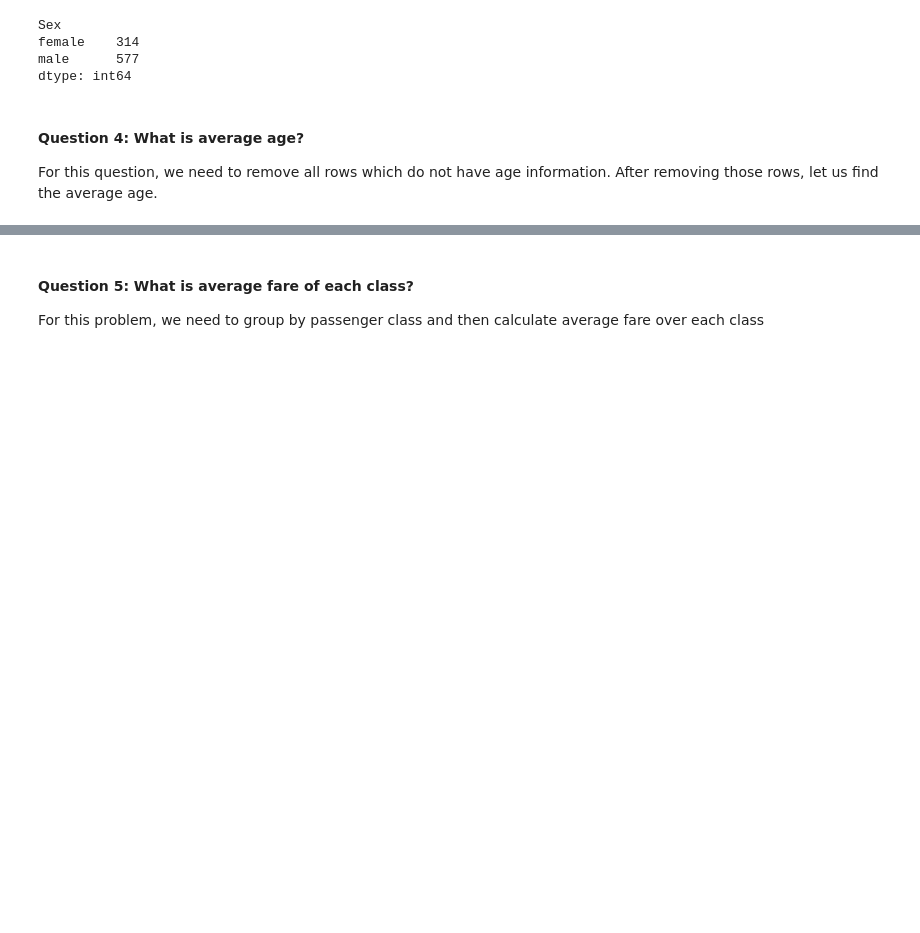
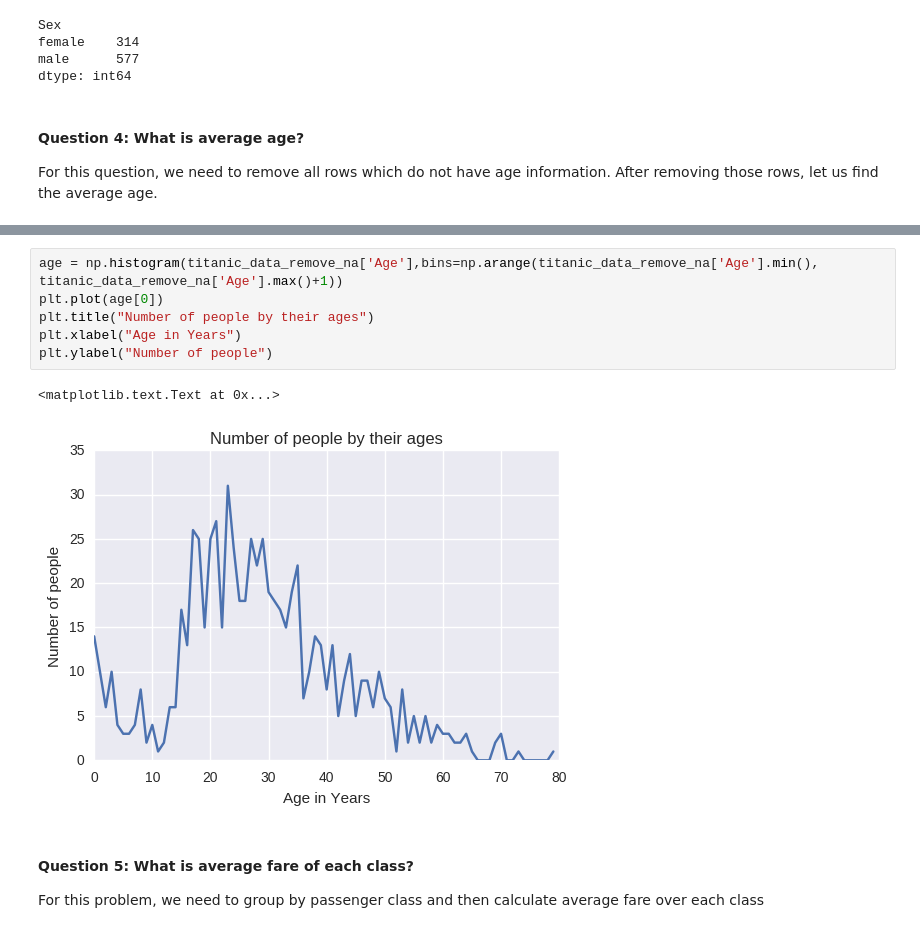
Before and after one commit to rahuldaware/titanic-data-analysis, a Jupyter notebook: titanic-data-analysis.ipynb, the cells around one changed output, grey strips where cells are left out. Drawn from its saved outputs; the diff is of its cells as text; blank space fills up the shorter version.

```diff
--- a/titanic-data-analysis.ipynb
+++ b/titanic-data-analysis.ipynb
@@ -85,3 +85,12 @@ plt.hist(titanic_data_remove_na['Age'],bins=10)
+# %%
+age = np.histogram(titanic_data_remove_na['Age'],bins=np.arange(titanic_data_remove_na['Age'].min(), titanic_data_remove_na['Age'].max()+1))
+plt.plot(age[0])
+plt.title("Number of people by their ages")
+plt.xlabel("Age in Years")
+plt.ylabel("Number of people")
+# %% [output]
+<matplotlib.text.Text at 0x...>
+[figure, added]
 # %% [markdown]
 #### Question 5: What is average fare of each class?
 
```
Also changed, not shown: parts of 12 cells of this notebook.
